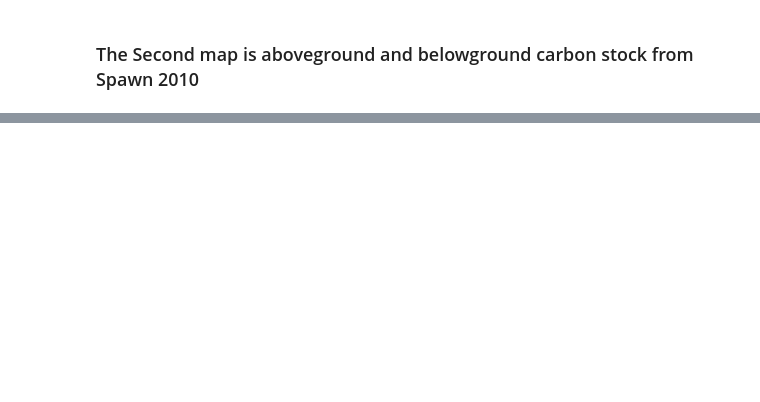
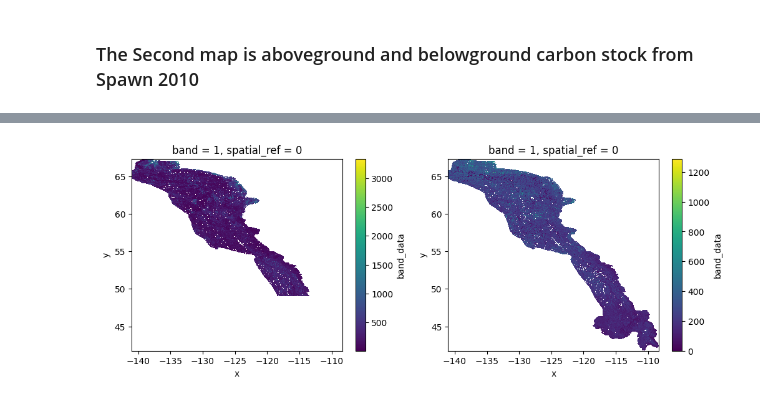
Before and after one commit to bermane/y2y-carbon, a Jupyter notebook: mosaic_carbon_stocks.ipynb, the cells around one changed output, grey strips where cells are left out. Drawn from its saved outputs; the diff is of its cells as text; code cells hidden in the pictures; blank space fills up the shorter version.

```diff
--- a/mosaic_carbon_stocks.ipynb
+++ b/mosaic_carbon_stocks.ipynb
@@ -340,0 +369,10 @@ soc_0_1m_t_ha.rio.to_raster('./carbon_stock_data/output_layers/soc_0_1m_t_ha.tif
+# %%
+# load data arrays
+soc_sothe = xarray.open_dataarray(soc_sothe_dir)
+soc_err_sothe = xarray.open_dataarray(soc_err_sothe_dir)
+
+soc_soilgrids_0_30 = xarray.open_dataarray(soc_soilgrids_0_30_dir)
+soc_q05_soilgrids_0_30 = xarray.open_dataarray(soc_q05_soilgrids_0_30_dir)
+soc_q95_soilgrids_0_30 = xarray.open_dataarray(soc_q95_soilgrids_0_30_dir)
+
+soc_olm_30_100 = xarray.open_dataarray(soc_olm_30_100_dir)
@@ -340,0 +542,15 @@ soc_0_1m_t_ha.rio.to_raster('./carbon_stock_data/output_layers/soc_0_1m_t_ha.tif
+# %%
+# reproject olm to match spawn projection and resolution
+# resample taking the average
+# pixels resampling where 50% or more of samples are nan will be set as nan
+soc_olm_30_100_reproj = soc_olm_30_100.rio.reproject_match(carbon_spawn, resampling=Resampling.average, NODATA_VALUES_PCT_THRESHOLD=50)
+
+# assign coords to make coordinates the exact same (can be tiny differences)
+soc_olm_30_100_reproj = soc_olm_30_100_reproj.assign_coords({
+    "x": carbon_spawn.x,
+    "y": carbon_spawn.y,
+})
+
+# print attributes
+print_raster(soc_olm_30_100_reproj)
+print_raster(carbon_spawn)
@@ -340,0 +573,20 @@ soc_0_1m_t_ha.rio.to_raster('./carbon_stock_data/output_layers/soc_0_1m_t_ha.tif
+# %%
+# convert layers to t/ha
+# soilgrids already in t/ha
+soc_sothe_reproj_t_ha = soc_sothe_reproj * 10
+soc_err_sothe_reproj_t_ha = soc_err_sothe_reproj * 10
+
+soc_olm_30_100_reproj_t_ha = soc_olm_30_100_reproj * 10
+# %%
+# combine soilgrids and olm stock to get 0-1m depth
+# we don't have a standard error value for olm layers so we can only output the standard error
+# from the soilgrids 0-30 cm layer
+soc_soilgrids_olm_0_100 = soc_soilgrids_0_30_reproj + soc_olm_30_100_reproj_t_ha
+# %%
+# plot the two
+fig, axes = plt.subplots(ncols=2, figsize=(12,4))
+soc_sothe_reproj_t_ha.plot(ax=axes[0])
+soc_soilgrids_olm_0_100.plot(ax=axes[1])
+plt.draw()
+# %% [output]
+[figure, added]
```
Also changed, not shown: parts of 58 cells of this notebook, 2 other files.
